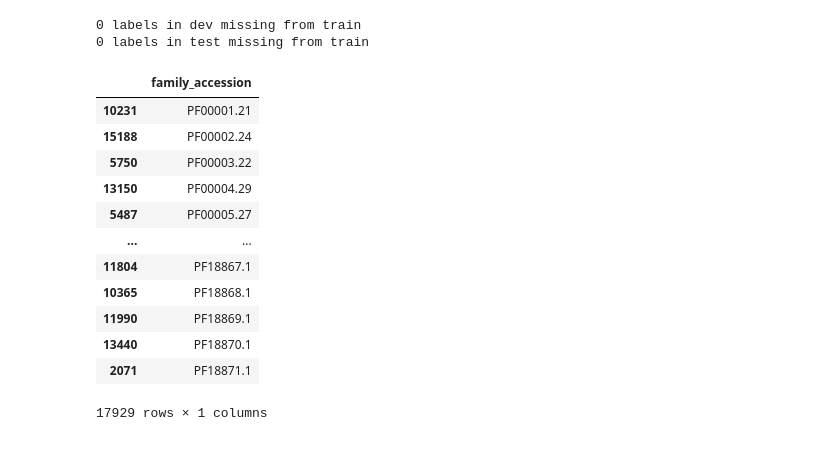
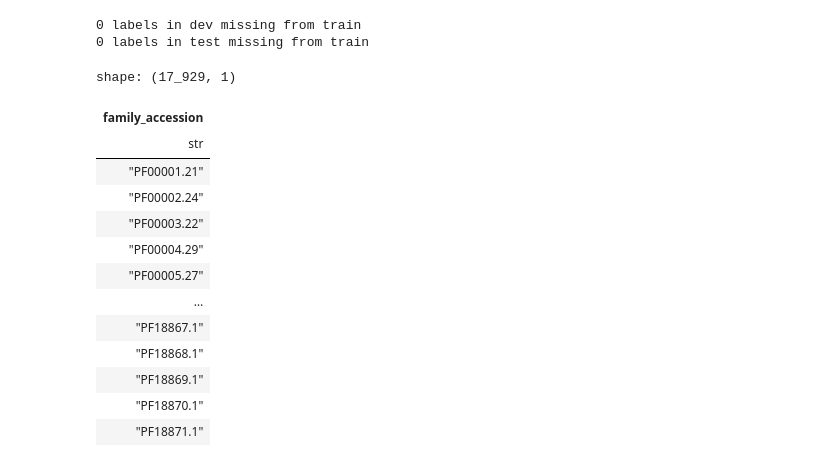
Before and after one commit to BrownianNotion/PFam-Annotation, a Jupyter notebook: eda.ipynb, the cells around one changed output. Cells and saved outputs as stored; diff of their text form; code cells hidden in the pictures.

```diff
--- a/eda.ipynb
+++ b/eda.ipynb
@@ -104,5 +111,5 @@ splits = ["train", "dev", "test"]
 for split in splits:
     print(f"Split {split}")
     for fpath in tqdm(Path(f"data/{split}").iterdir()):
-        max_batch_len = pd.read_csv(fpath)["sequence"].str.len().max()
+        max_batch_len = pl.read_csv(fpath)["sequence"].str.len_chars().max()
         MAX_LEN = max(MAX_LEN, max_batch_len)
@@ -307,7 +351,7 @@ for split in splits:
         if not path.is_file():
             continue
 
-        split_labels[split].update(pd.read_csv(path)["family_accession"].unique())
+        split_labels[split].update(pl.read_csv(path)["family_accession"].unique())
 # %% [output]
 Split: train
 Split: dev
@@ -328,22 +372,23 @@ for split in ["dev", "test"]:
 0 labels in dev missing from train
 0 labels in test missing from train
 # %%
-class_labels = pd.DataFrame(
-    split_labels["train"], columns=["family_accession"]
-).sort_values(by="family_accession")
+class_labels = pl.DataFrame({"family_accession": list(split_labels["train"])}).sort(
+    "family_accession"
+)
 class_labels
 # %% [output]
+shape: (17_929, 1)
-|  | family_accession |
-| 10231 | PF00001.21 |
-| 15188 | PF00002.24 |
-| 5750 | PF00003.22 |
-| 13150 | PF00004.29 |
-| 5487 | PF00005.27 |
-| ... | ... |
-| 11804 | PF18867.1 |
-| 10365 | PF18868.1 |
-| 11990 | PF18869.1 |
-| 13440 | PF18870.1 |
-| 2071 | PF18871.1 |
+| family_accession |
+| str |
+| "PF00001.21" |
+| "PF00002.24" |
+| "PF00003.22" |
+| "PF00004.29" |
+| "PF00005.27" |
+| … |
+| "PF18867.1" |
+| "PF18868.1" |
+| "PF18869.1" |
+| "PF18870.1" |
+| "PF18871.1" |
-17929 rows × 1 columns
 # %%
```
Also changed, not shown: parts of 19 cells of this notebook.
